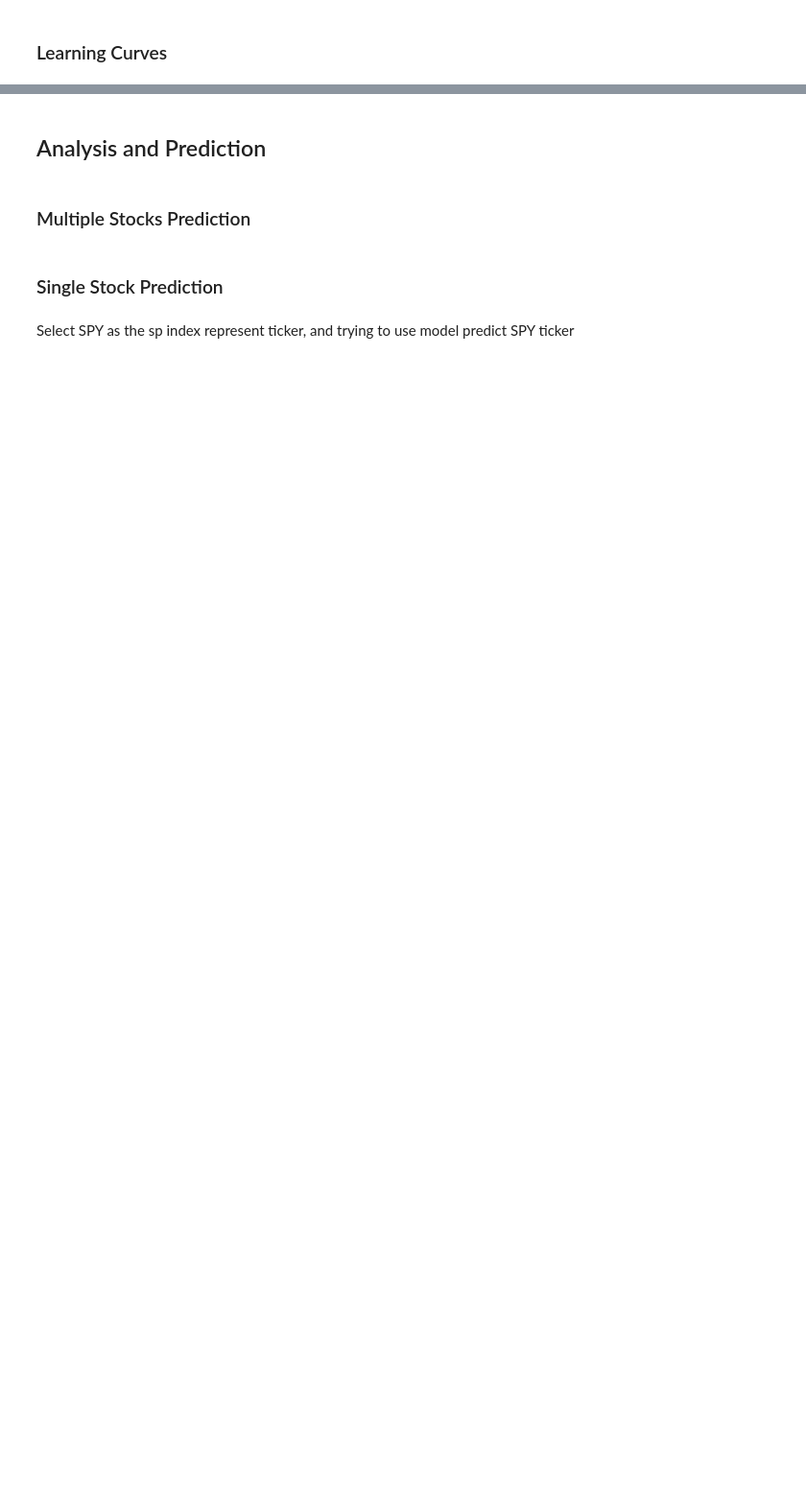
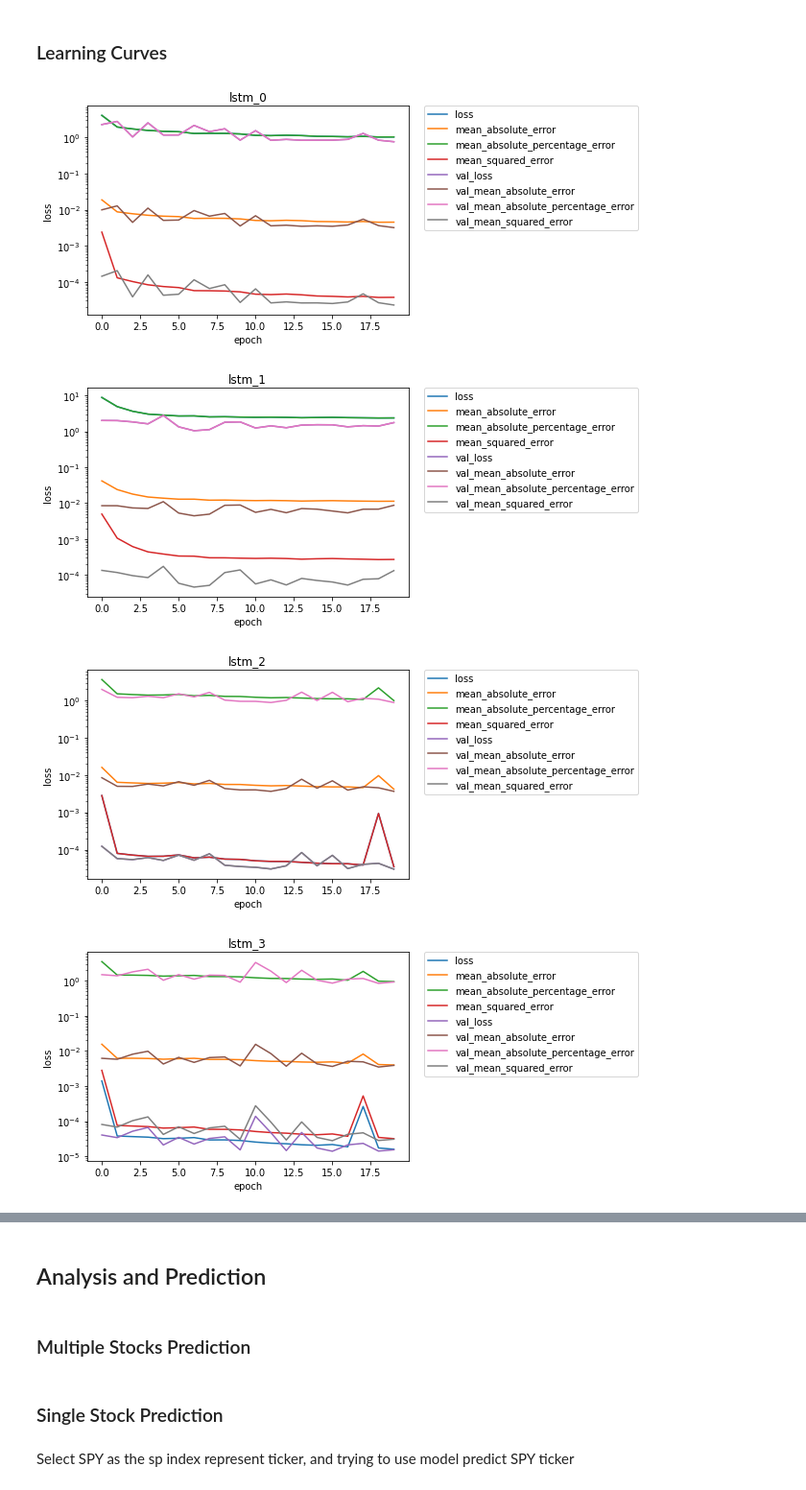
Before and after one commit to BichengWang/RL_stock_trading, a Jupyter notebook: LSTM_prediction.ipynb, the cells around one changed output, grey strips where cells are left out. Shown at 96% size. Saved outputs shown, nothing was run; the diff lists cells and outputs as text; code cells hidden in the pictures; blank space fills up the shorter version.

```diff
--- a/LSTM_prediction.ipynb
+++ b/LSTM_prediction.ipynb
@@ -551,10 +545,13 @@ Epoch 24/30
 # %% [markdown]
 ### Learning Curves
 # %%
-def plot_history(model_name, history):
-    plt.title(model_name)
+def plot_history(model_name, history, df):
+    last_3_mean_list = [model_name]
     for k in history.history:
         plt.plot(history.history[k], label=k)
+        last_3_mean_list.append(np.mean(history.history[k][-3:]))
+    df.loc[len(df)+1]=last_3_mean_list
+    plt.title(model_name)
     plt.legend(loc='upper right')
     plt.yscale("log")
     plt.ylabel('loss')
@@ -564,5 +561,14 @@ def plot_history(model_name, history):
 # %%
 %matplotlib inline
 
-for model in model_list:
-    plot_history(model['model_name'], model['history'])
+def display_models(model_list):
+    df = pd.DataFrame(columns=['model_name'] + list(model_list[0]['history'].history.keys()))
+    for model in model_list:
+        plot_history(model['model_name'], model['history'], df)
+    return df
+ret_df = display_models(model_list)
+# %% [output]
+[figure, added]
+[figure, added]
+[figure, added]
+[figure, added]
```
Also changed, not shown: parts of 31 cells of this notebook.
